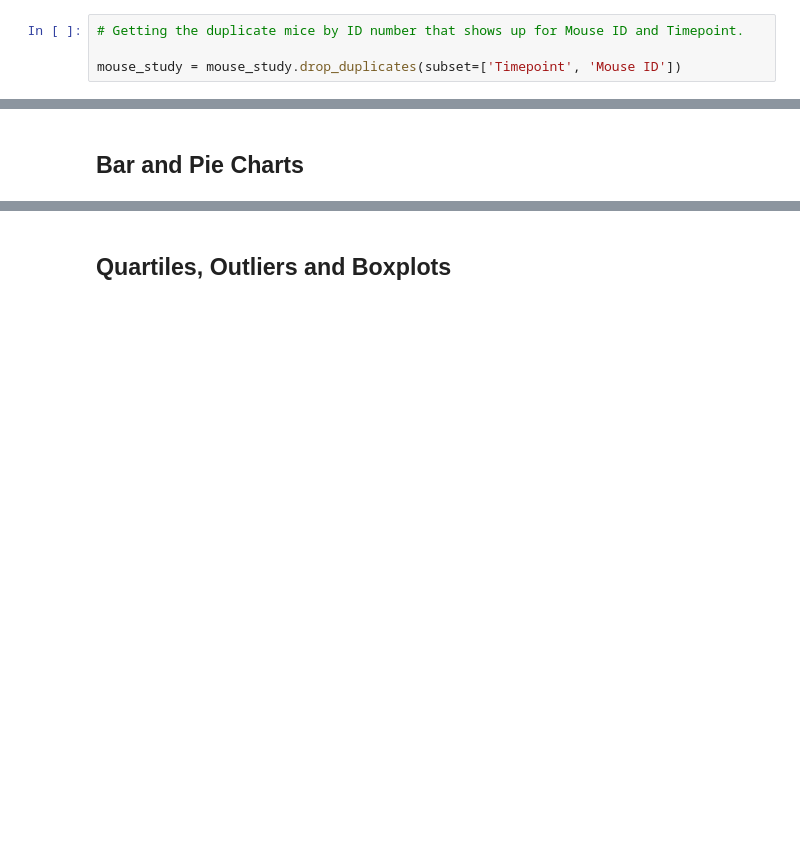
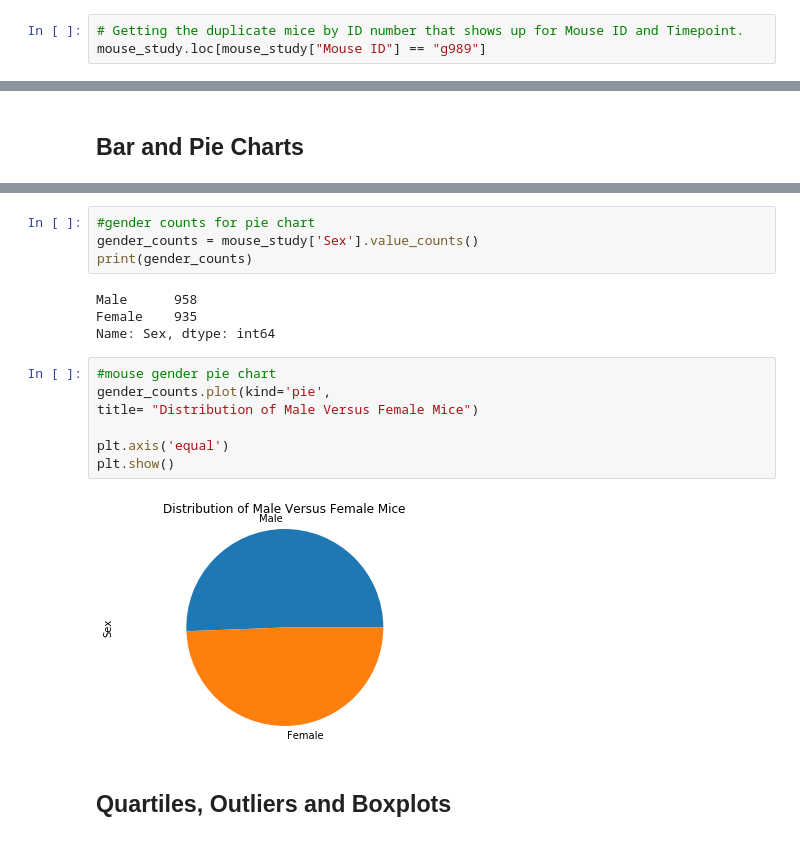
Before and after one commit to abednarz210/Matplotlib, a Jupyter notebook: pymaceuticals_starter.ipynb, the cells around one changed output, grey strips where cells are left out. Saved outputs shown, nothing was run; the diff lists cells and outputs as text; blank space fills up the shorter version.

Commit message:
pie chart

```diff
--- a/pymaceuticals_starter.ipynb
+++ b/pymaceuticals_starter.ipynb
@@ -66,4 +48,3 @@ dtype: int64
 # %%
 # Getting the duplicate mice by ID number that shows up for Mouse ID and Timepoint.
-
-mouse_study = mouse_study.drop_duplicates(subset=['Timepoint', 'Mouse ID'])
+mouse_study.loc[mouse_study["Mouse ID"] == "g989"]
@@ -318,3 +157,20 @@ plt.tight_layout()
+# %%
+#gender counts for pie chart
+gender_counts = mouse_study['Sex'].value_counts()
+print(gender_counts)
+# %% [output]
+Male      958
+Female    935
+Name: Sex, dtype: int64
+# %%
+#mouse gender pie chart
+gender_counts.plot(kind='pie',
+title= "Distribution of Male Versus Female Mice")
+
+plt.axis('equal')
+plt.show()
+# %% [output]
+[figure, added]
 # %% [markdown]
 ## Quartiles, Outliers and Boxplots
 # %%
```
Also changed, not shown: parts of 27 cells of this notebook, 1 other file.
